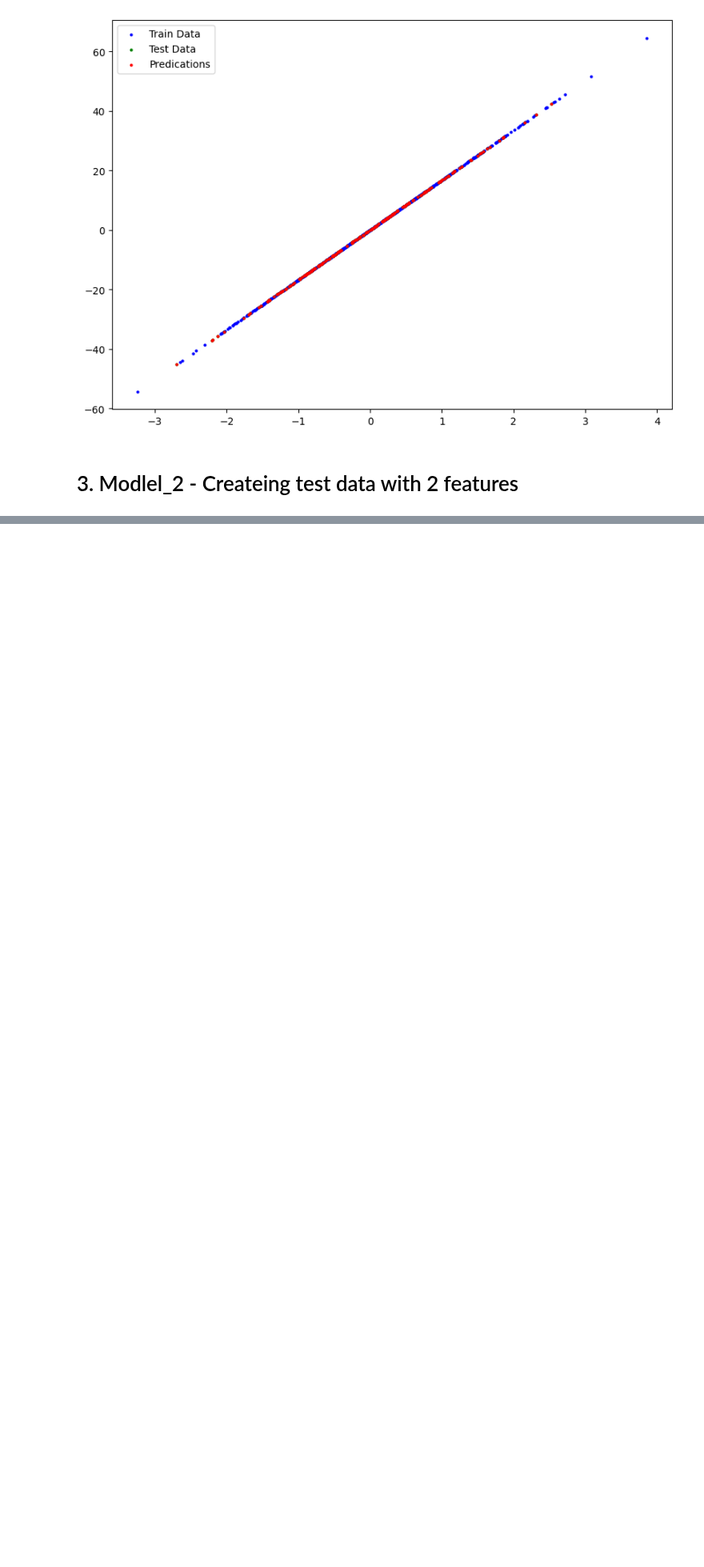
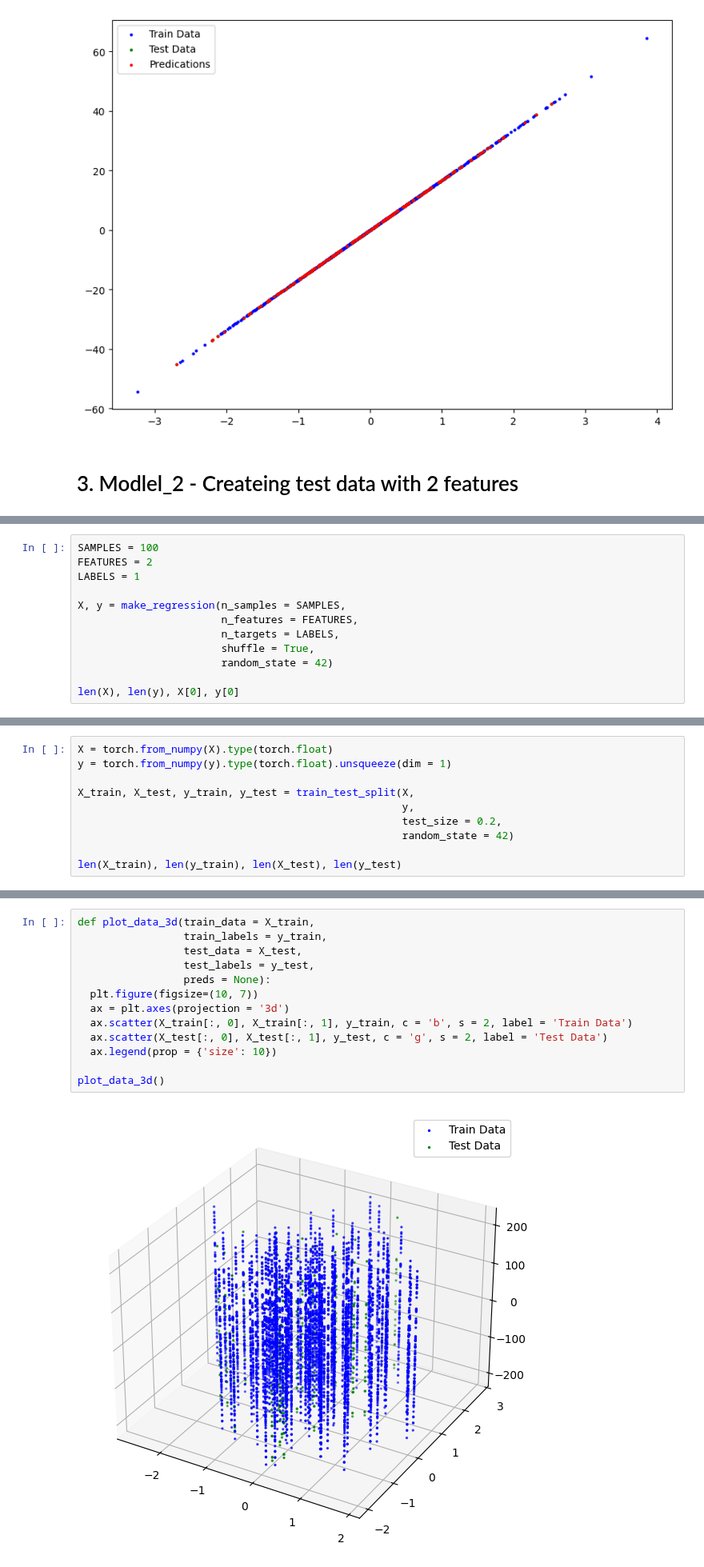
Before and after one commit to sayanarajasekhar/PyTorch, a Jupyter notebook: pytorch_linear_regression_model_practice.ipynb, the cells around one changed output, grey strips where cells are left out. Shown at 80% size. Saved outputs shown, nothing was run; the diff lists cells and outputs as text; blank space fills up the shorter version.

Commit message:
Trained and tested model_2 with 2 features

```diff
--- a/pytorch_linear_regression_model_practice.ipynb
+++ b/pytorch_linear_regression_model_practice.ipynb
@@ -249,0 +258,12 @@ plot_data(preds = test_preds)
+# %%
+SAMPLES = 100
+FEATURES = 2
+LABELS = 1
+
+X, y = make_regression(n_samples = SAMPLES,
+                       n_features = FEATURES,
+                       n_targets = LABELS,
+                       shuffle = True,
+                       random_state = 42)
+
+len(X), len(y), X[0], y[0]
@@ -249,0 +274,10 @@ plot_data(preds = test_preds)
+# %%
+X = torch.from_numpy(X).type(torch.float)
+y = torch.from_numpy(y).type(torch.float).unsqueeze(dim = 1)
+
+X_train, X_test, y_train, y_test = train_test_split(X,
+                                                    y,
+                                                    test_size = 0.2,
+                                                    random_state = 42)
+
+len(X_train), len(y_train), len(X_test), len(y_test)
@@ -249,0 +286,15 @@ plot_data(preds = test_preds)
+# %%
+def plot_data_3d(train_data = X_train,
+                 train_labels = y_train,
+                 test_data = X_test,
+                 test_labels = y_test,
+                 preds = None):
+  plt.figure(figsize=(10, 7))
+  ax = plt.axes(projection = '3d')
+  ax.scatter(X_train[:, 0], X_train[:, 1], y_train, c = 'b', s = 2, label = 'Train Data')
+  ax.scatter(X_test[:, 0], X_test[:, 1], y_test, c = 'g', s = 2, label = 'Test Data')
+  ax.legend(prop = {'size': 10})
+
+plot_data_3d()
+# %% [output]
+[figure, added]
```
Also changed, not shown: parts of 17 cells of this notebook.
